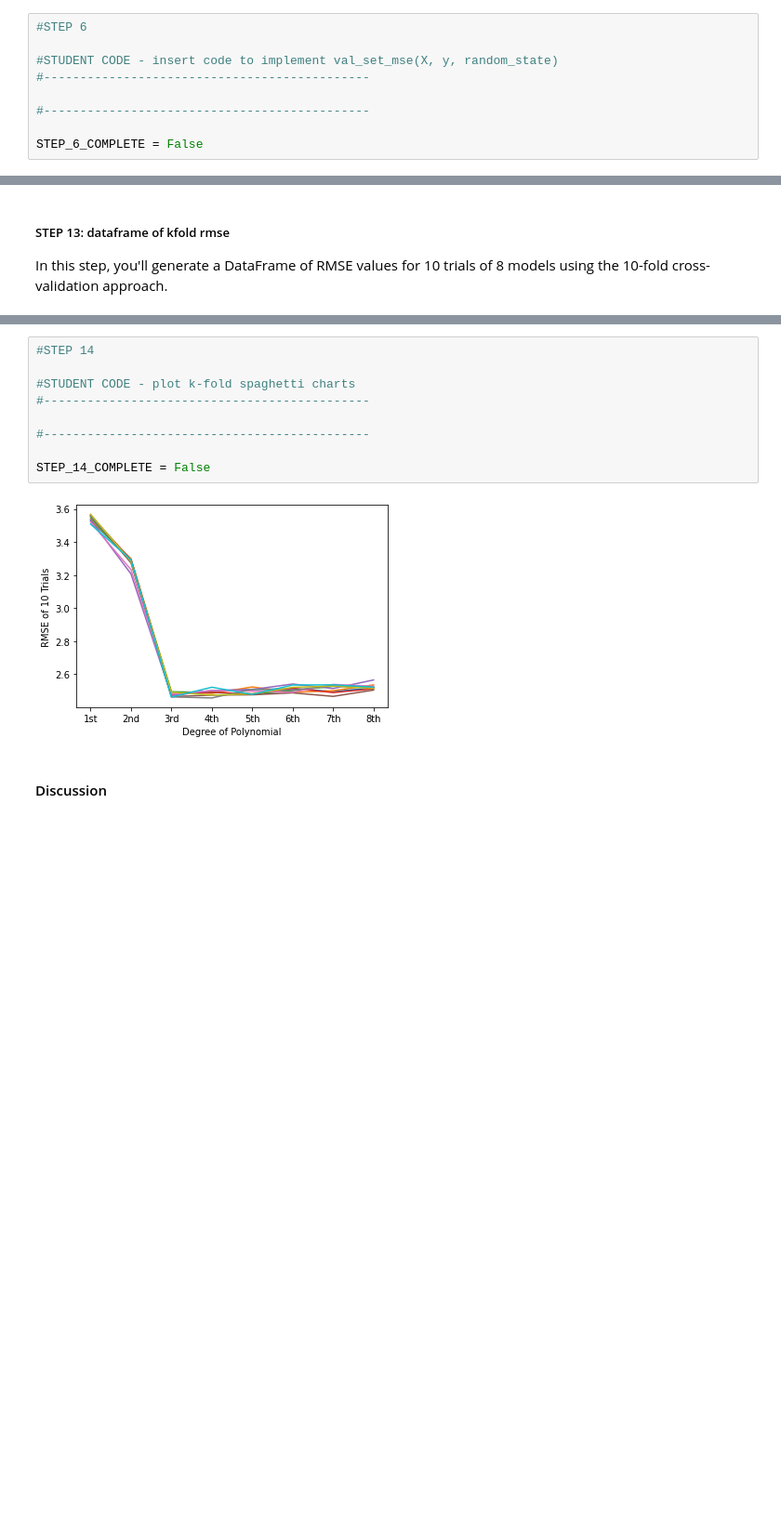
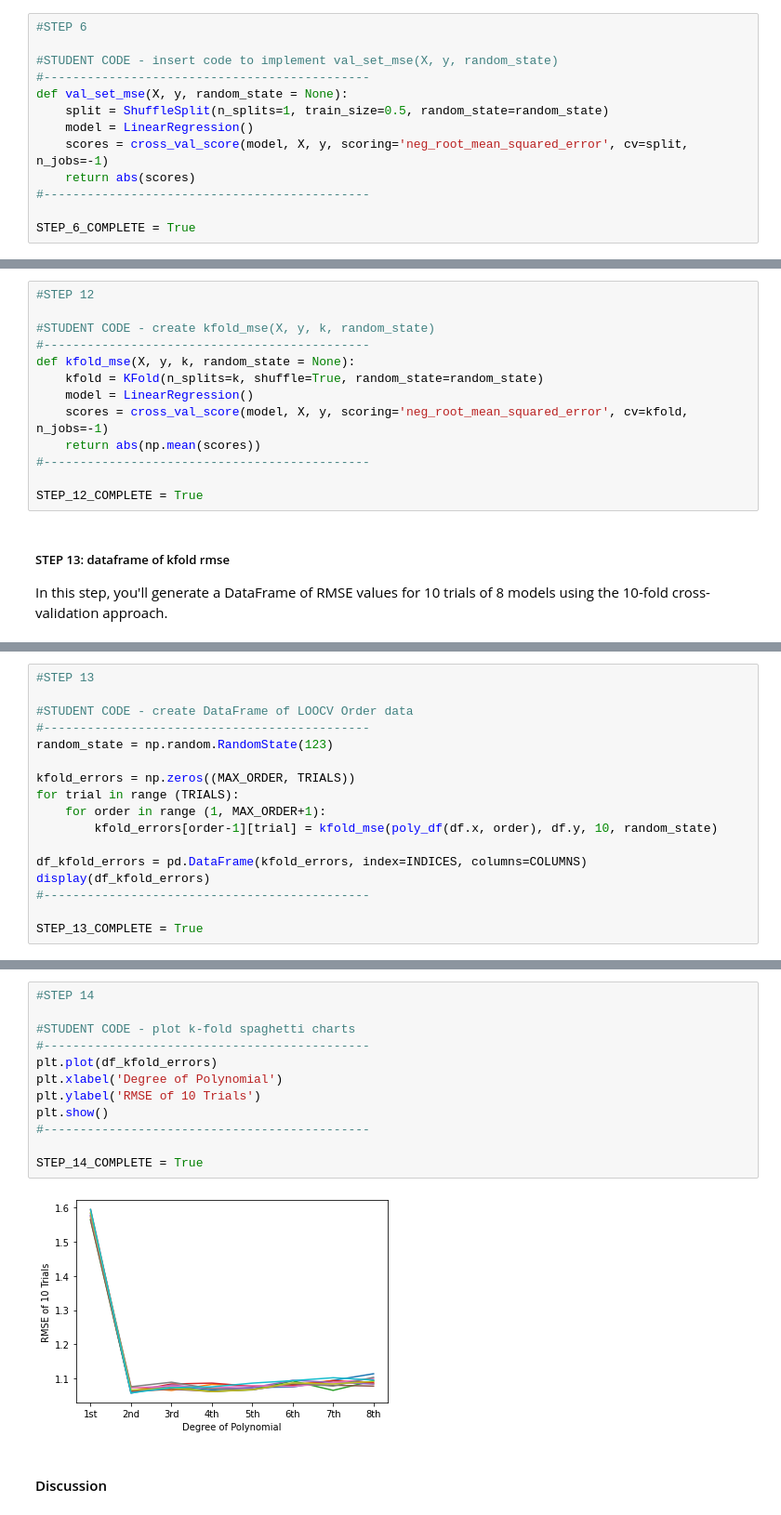
Before and after one commit to afit-csce623-master/template-hw3, a Jupyter notebook: hw3.ipynb, the cells around one changed output, grey strips where cells are left out. Shown: that part at 93% size. Drawn from its saved outputs; the diff is of its cells as text; blank space fills up the shorter version.

```diff
--- a/hw3.ipynb
+++ b/hw3.ipynb
@@ -356,10 +411,14 @@ Hints:
 
 #STUDENT CODE - insert code to implement val_set_mse(X, y, random_state)
 #---------------------------------------------
-
+def val_set_mse(X, y, random_state = None):
+    split = ShuffleSplit(n_splits=1, train_size=0.5, random_state=random_state)
+    model = LinearRegression()
+    scores = cross_val_score(model, X, y, scoring='neg_root_mean_squared_error', cv=split, n_jobs=-1)
+    return abs(scores)
 #---------------------------------------------
 
-STEP_6_COMPLETE = False
+STEP_6_COMPLETE = True
 # %% [markdown]
 ##### STEP 7: dataframe of val set rmse
 
@@ -507,3 +582,16 @@ STEP_12_COMPLETE = False
+# %%
+#STEP 12
+
+#STUDENT CODE - create kfold_mse(X, y, k, random_state)
+#---------------------------------------------
+def kfold_mse(X, y, k, random_state = None):
+    kfold = KFold(n_splits=k, shuffle=True, random_state=random_state)
+    model = LinearRegression()
+    scores = cross_val_score(model, X, y, scoring='neg_root_mean_squared_error', cv=kfold, n_jobs=-1)
+    return abs(np.mean(scores))
+#---------------------------------------------
+
+STEP_12_COMPLETE = True
 # %% [markdown]
 ##### STEP 13: dataframe of kfold rmse
 
@@ -529,0 +599,17 @@ STEP_13_COMPLETE = False
+# %%
+#STEP 13
+
+#STUDENT CODE - create DataFrame of LOOCV Order data
+#---------------------------------------------
+random_state = np.random.RandomState(123)
+
+kfold_errors = np.zeros((MAX_ORDER, TRIALS))
+for trial in range (TRIALS):
+    for order in range (1, MAX_ORDER+1):
+        kfold_errors[order-1][trial] = kfold_mse(poly_df(df.x, order), df.y, 10, random_state)
+
+df_kfold_errors = pd.DataFrame(kfold_errors, index=INDICES, columns=COLUMNS)
+display(df_kfold_errors)
+#---------------------------------------------
+
+STEP_13_COMPLETE = True
@@ -538,14 +634,17 @@ In this step, create a spaghetti plot of the k-fold trials. Be sure to label you
 # %%
 #STEP 14
 
 #STUDENT CODE - plot k-fold spaghetti charts
 #---------------------------------------------
-
+plt.plot(df_kfold_errors)
+plt.xlabel('Degree of Polynomial')
+plt.ylabel('RMSE of 10 Trials')
+plt.show()
 #---------------------------------------------
 
-STEP_14_COMPLETE = False
+STEP_14_COMPLETE = True
 # %% [output]
-[figure, old version]
+[figure, new version]
 # %% [markdown]
 #### Discussion
 # %% [markdown]
```
Also changed, not shown: parts of 27 cells of this notebook.
